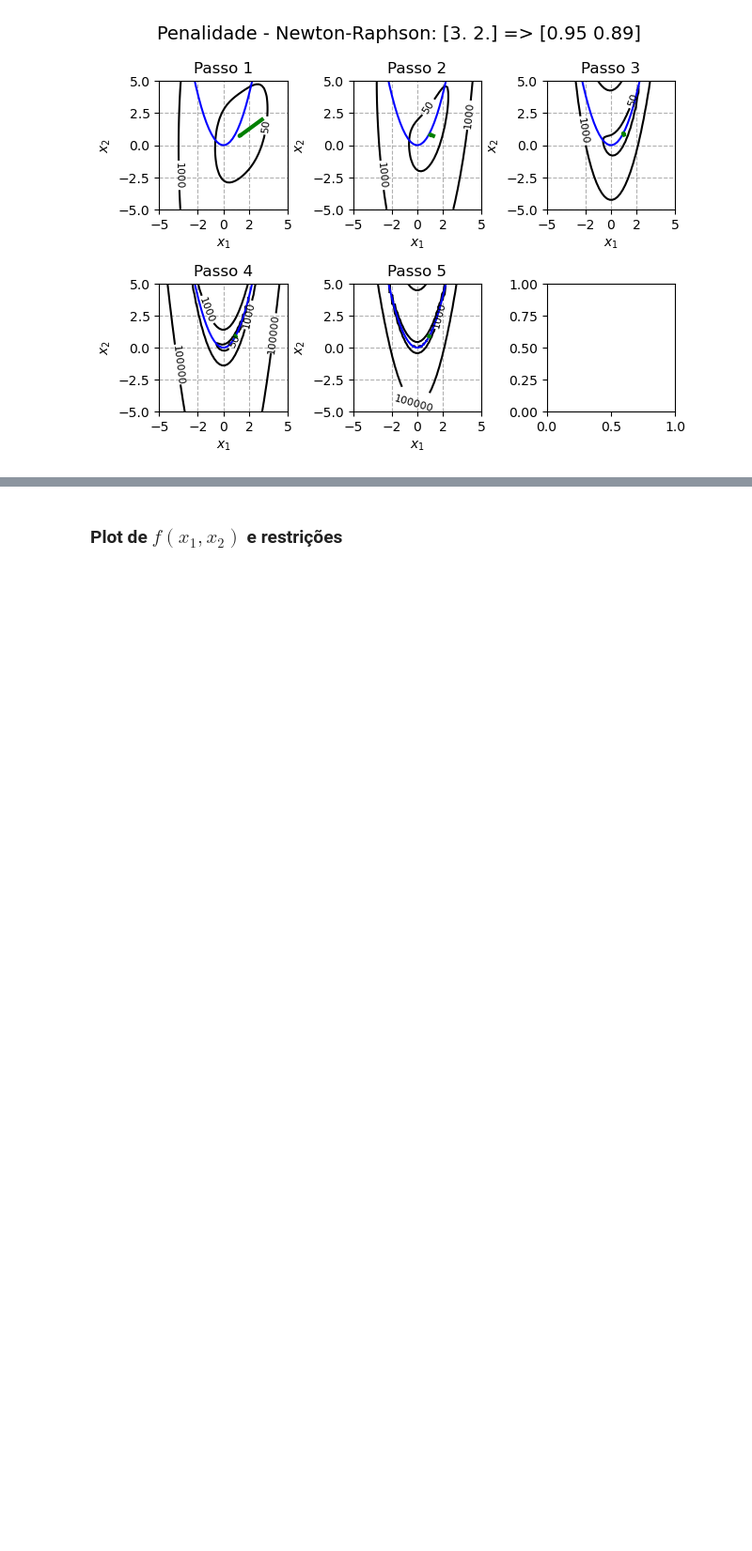
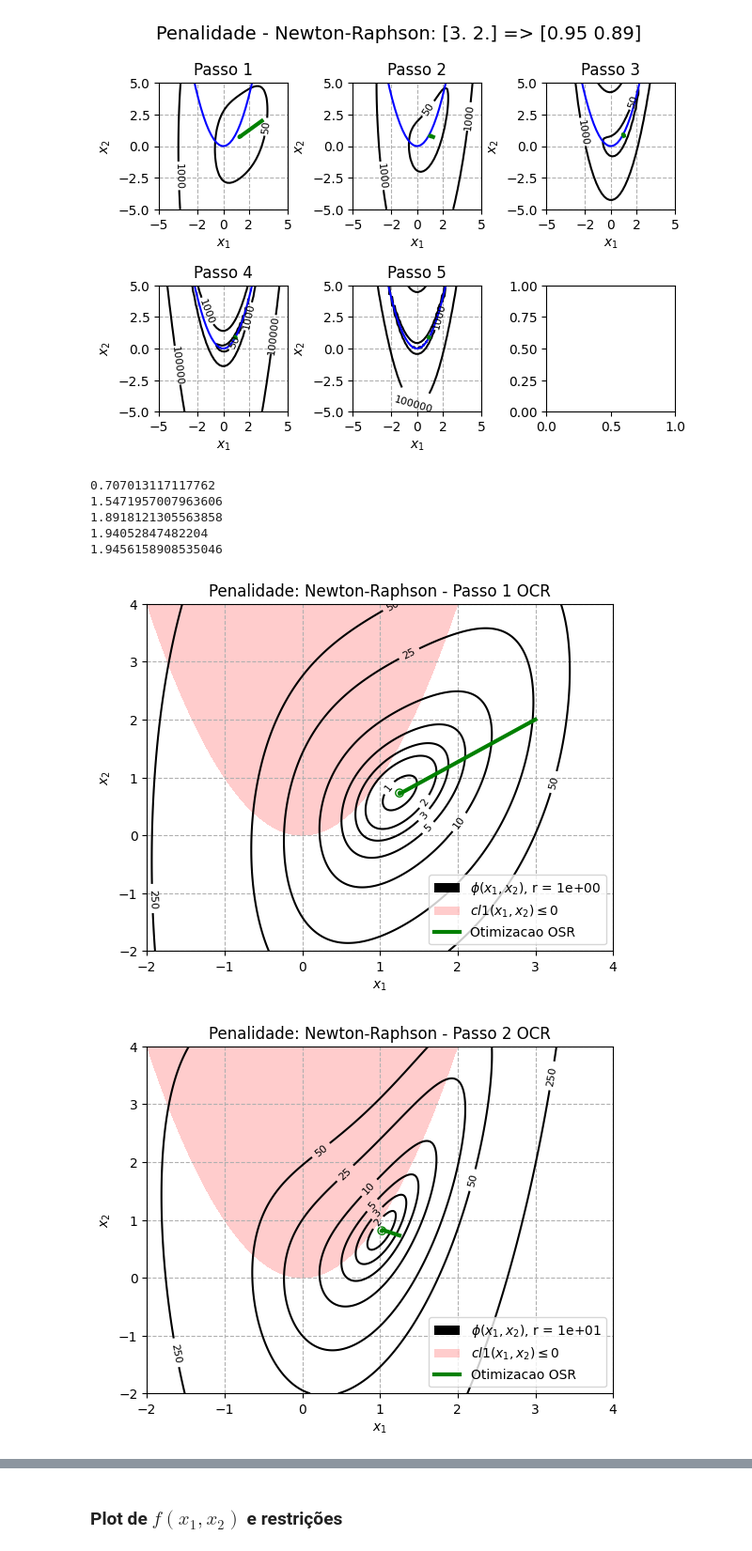
Before and after one commit to gustgs/OtimizacaoMEC2403, a Jupyter notebook: Trabalho2/trabalho2_Prob01_penalidade.ipynb, the cells around one changed output, grey strips where cells are left out. Shown at 94% size. Drawn from its saved outputs; the diff is of its cells as text; code cells hidden in the pictures; blank space fills up the shorter version.

```diff
--- a/Trabalho2/trabalho2_Prob01_penalidade.ipynb
+++ b/Trabalho2/trabalho2_Prob01_penalidade.ipynb
@@ -248,3 +248,58 @@ fig.tight_layout()
 plt.show()
 # %% [output]
 [figure]
+# %%
+x1 = np.linspace(-2,4, 1000)
+x2 = np.linspace(-2,4, 1000)
+X1, X2 = np.meshgrid(x1, x2)
+
+levellist = [0, 1 , 2, 3, 5, 10, 25, 50, 250]
+k = 0
+for item in listResultsOSR :
+
+    fig, ax = plt.subplots()
+    print(ocr.phi_penal(item[0][-1], item[1], item[2]))
+    if metodo_ocr == 1:
+        X3 = ocr.phi_penal([X1,X2], item[1], item[2])
+
+    elif metodo_ocr == 2:
+        X3 = ocr.phi_bar([X1, X2], item[1], item[2])
+
+    niveis = ax.contour(X1, X2, X3, levellist, colors='black')
+    ax.clabel(niveis, inline=1, fontsize=8)
+
+    X3 = cl1([X1,X2])
+    plt.contourf(X1, X2, X3, [-100,0], colors='r', alpha=0.2)
+
+    x = []
+    y = []
+    for P in item[0]:
+        x.append(P[0])
+        y.append(P[1])
+    line3, = ax.plot(x, y, color='g', linewidth='3')
+    ax.scatter(item[0][-1][0], item[0][-1][1], color='green',marker='o', facecolors='none')
+    ax.set_xlabel('$x_1$', fontsize='10')
+    ax.set_ylabel('$x_2$', fontsize='10')
+
+    proxy = [plt.Rectangle((0,0),1,1,fc = 'black'), plt.Rectangle((0,0),1,1,fc = 'red', alpha=0.2), line3]
+    ax.legend(proxy, [f'$\phi(x_1,x_2)$, r = {item[2]:.0e}', '$cl1(x_1,x_2) \leq 0$', 'Otimizacao OSR'], loc='lower right')
+
+    ax.grid(linestyle='--')
+    titulo = n_met_ocr + ': ' + n_met + ' - ' + 'Passo ' + str(k+1) + ' OCR'
+    ax.set_title(titulo, fontsize=12)
+    k = k+1
+
+    # levellist = levellist[:-2]
+    # for i in np.arange(len(levellist)):
+    #     levellist[i] = beta*levellist[i]/2
+
+
+plt.show()
+# %% [output]
+0.707013117117762
+1.5471957007963606
+1.8918121305563858
+1.94052847482204
+1.9456158908535046
+[figure, added]
+[figure, added]
```
Also changed, not shown: parts of 1 cell of this notebook, 4 other files.
